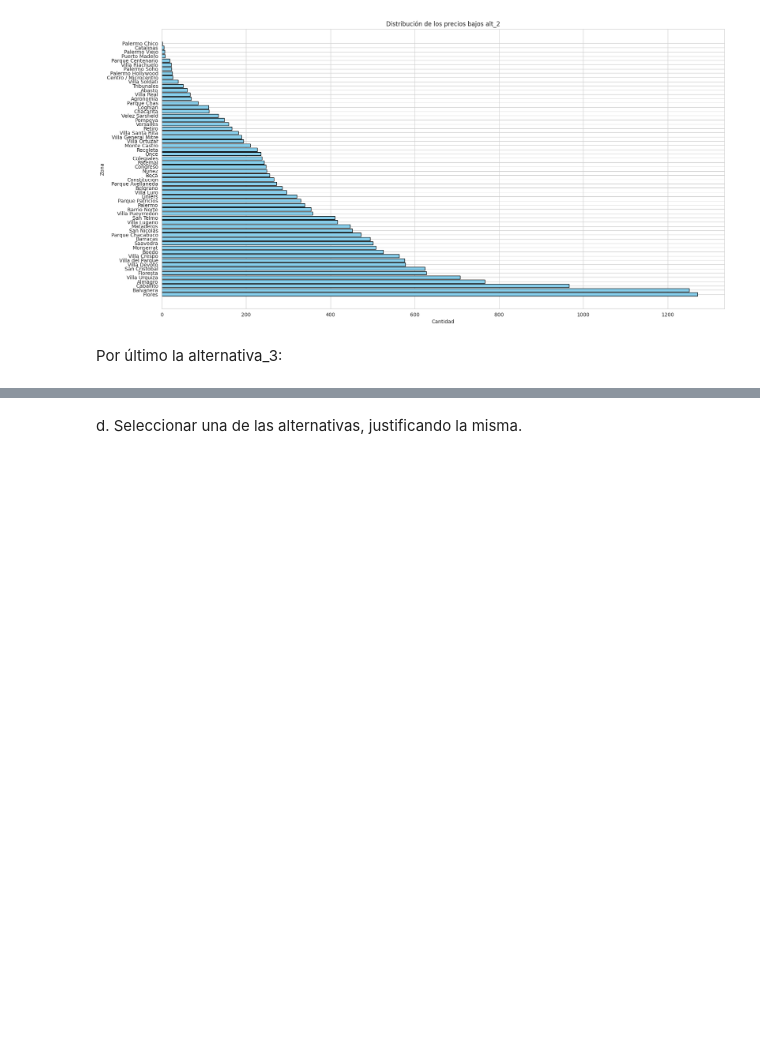
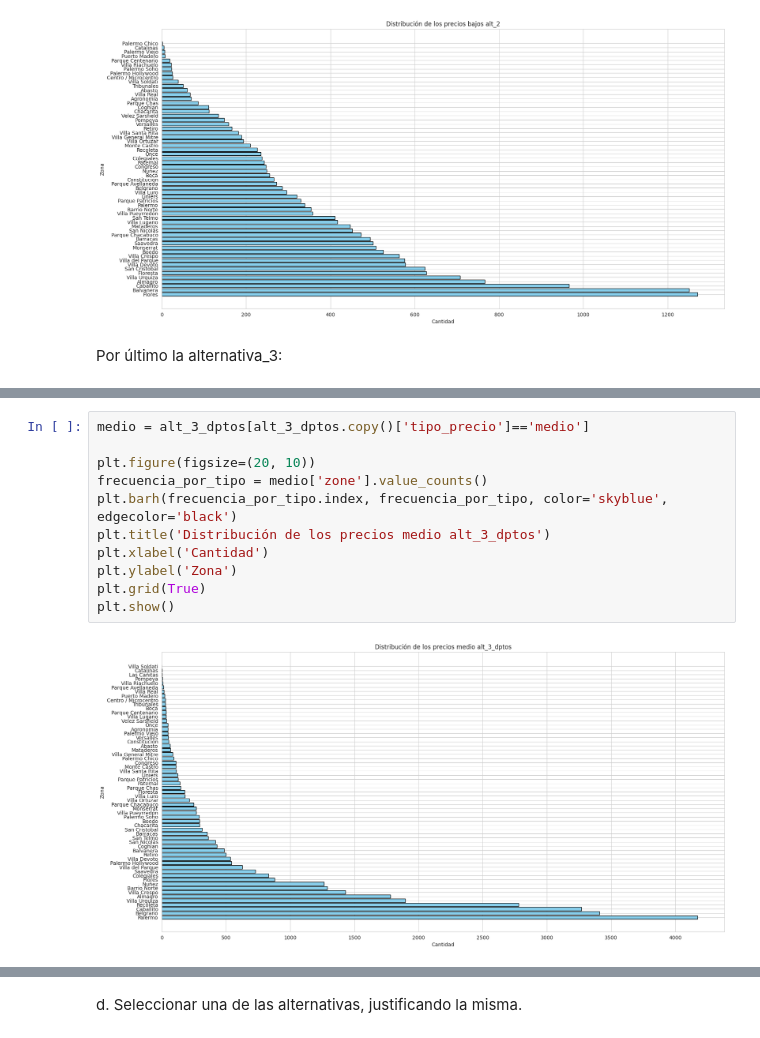
Before and after one commit to hmaldonado12/7506R-1C2024-GRUPO6, a Jupyter notebook: tp1/7506R_TP1_GRUPO06_ENTREGA.ipynb, the cells around one changed output, grey strips where cells are left out. Cells and saved outputs as stored; diff of their text form; blank space fills up the shorter version.

```diff
--- a/tp1/7506R_TP1_GRUPO06_ENTREGA.ipynb
+++ b/tp1/7506R_TP1_GRUPO06_ENTREGA.ipynb
@@ -1472,0 +1546,13 @@ Por último la alternativa_3:
+# %%
+medio = alt_3_dptos[alt_3_dptos.copy()['tipo_precio']=='medio']
+
+plt.figure(figsize=(20, 10))
+frecuencia_por_tipo = medio['zone'].value_counts()
+plt.barh(frecuencia_por_tipo.index, frecuencia_por_tipo, color='skyblue', edgecolor='black')
+plt.title('Distribución de los precios medio alt_3_dptos')
+plt.xlabel('Cantidad')
+plt.ylabel('Zona')
+plt.grid(True)
+plt.show()
+# %% [output]
+[figure, added]
```
Also changed, not shown: parts of 8 cells of this notebook.
